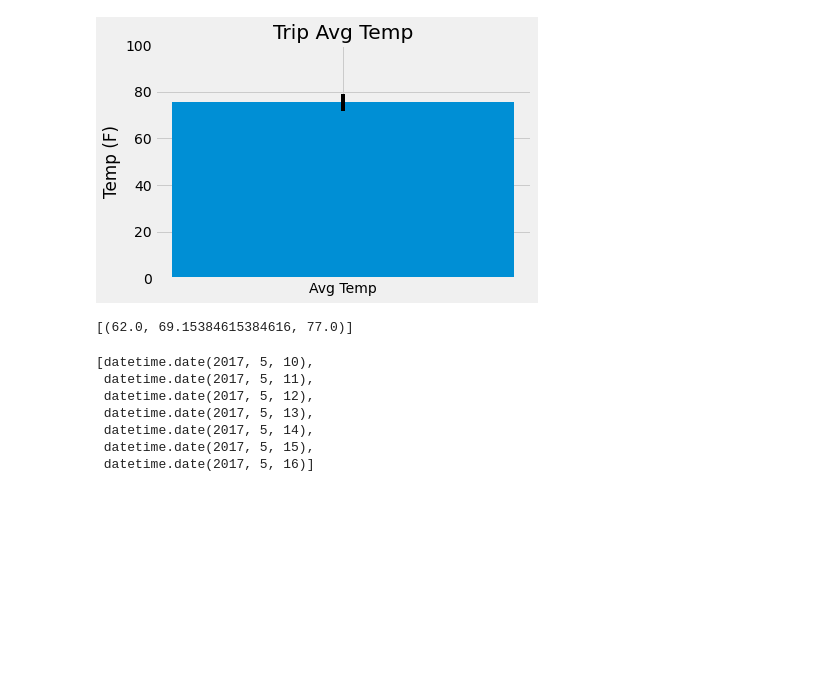
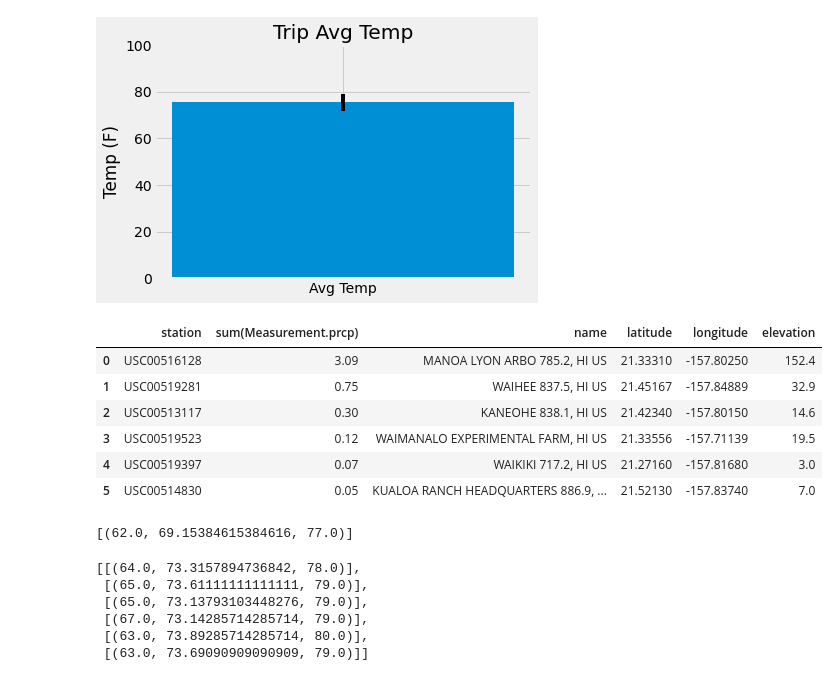
Before and after one commit to potterc22/sqlalchemy-challenge, a Jupyter notebook: climate_starter.ipynb, the cells around one changed output. Cells and saved outputs as stored; diff of their text form; code cells hidden in the pictures; blank space fills up the shorter version.

Commit message:
Calculated Daily Normals for trip

```diff
--- a/climate_starter.ipynb
+++ b/climate_starter.ipynb
@@ -202,6 +202,16 @@ plt.show()
 # %%
 # Calculate the total amount of rainfall per weather station for your trip dates using the previous year's matching dates.
 # Sort this in descending order by precipitation amount and list the station, name, latitude, longitude, and elevation
+results = pd.read_sql("select Measurement.station, sum(Measurement.prcp), Station.name, Station.latitude, Station.longitude, Station.elevation from measurement join station on measurement.station = station.station where Measurement.date >= '2017-05-10' and Measurement.date <= '2017-05-16' group by Measurement.station order by sum(Measurement.prcp) desc", engine)
+results
+# %% [output]
+|  | station | sum(Measurement.prcp) | name | latitude | longitude | elevation |
+| 0 | USC00516128 | 3.09 | MANOA LYON ARBO 785.2, HI US | 21.33310 | -157.80250 | 152.4 |
+| 1 | USC00519281 | 0.75 | WAIHEE 837.5, HI US | 21.45167 | -157.84889 | 32.9 |
+| 2 | USC00513117 | 0.30 | KANEOHE 838.1, HI US | 21.42340 | -157.80150 | 14.6 |
+| 3 | USC00519523 | 0.12 | WAIMANALO EXPERIMENTAL FARM, HI US | 21.33556 | -157.71139 | 19.5 |
+| 4 | USC00519397 | 0.07 | WAIKIKI 717.2, HI US | 21.27160 | -157.81680 | 3.0 |
+| 5 | USC00514830 | 0.05 | KUALOA RANCH HEADQUARTERS 886.9, ... | 21.52130 | -157.83740 | 7.0 |
 # %%
 # Create a query that will calculate the daily normals
 # (i.e. the averages for tmin, tmax, and tavg for all historic data matching a specific month and day)
@@ -228,27 +238,30 @@ daily_normals("01-01")
 # push each tuple of calculations into a list called `normals`
 normals = []
 # Set the start and end date of the trip
-date1 = '2017-05-10'
-date2 = '2017-05-16'
-start = dt.datetime.strptime(date1, '%Y-%m-%d')
-end = dt.datetime.strptime(date2, '%Y-%m-%d')
-step = dt.timedelta(days=1)
-dates = []
+# https://stackoverflow.com/questions/993358/creating-a-range-of-dates-in-python
+start = dt.datetime.strptime("2017-05-10", "%Y-%m-%d")
+end = dt.datetime.strptime("2017-05-16", "%Y-%m-%d")
+
 # Use the start and end date to create a range of dates
-while start <= end:
-    dates.append(start.date())
-    start += step
+date_generated = [start + dt.timedelta(days=x) for x in range(0, (end-start).days)]
+
 # Strip off the year and save a list of %m-%d strings
-dates
+date_list = []
+for date in date_generated:
+    date_list.append(date.strftime("%m-%d"))
+
 # Loop through the list of %m-%d strings and calculate the normals for each date
+for date in date_list:
+    normal = daily_normals(date)
+    normals.append(normal)
+normals
 # %% [output]
-[datetime.date(2017, 5, 10),
- datetime.date(2017, 5, 11),
- datetime.date(2017, 5, 12),
- datetime.date(2017, 5, 13),
- datetime.date(2017, 5, 14),
- datetime.date(2017, 5, 15),
- datetime.date(2017, 5, 16)]
+[[(64.0, 73.3157894736842, 78.0)],
+ [(65.0, 73.61111111111111, 79.0)],
+ [(65.0, 73.13793103448276, 79.0)],
+ [(67.0, 73.14285714285714, 79.0)],
+ [(63.0, 73.89285714285714, 80.0)],
+ [(63.0, 73.69090909090909, 79.0)]]
 # %%
 # Load the previous query results into a Pandas DataFrame and add the `trip_dates` range as the `date` index
 # %%
```
